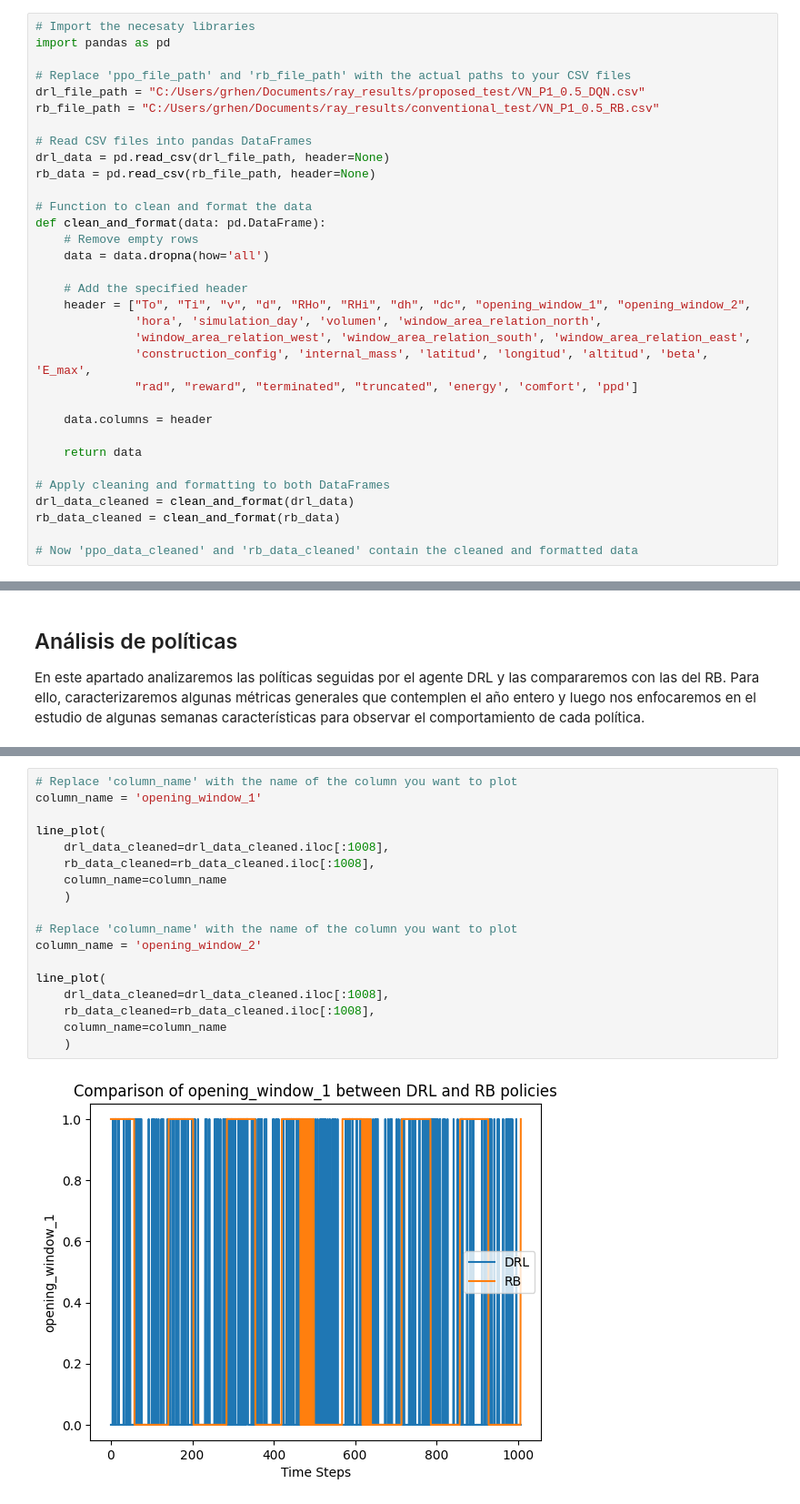
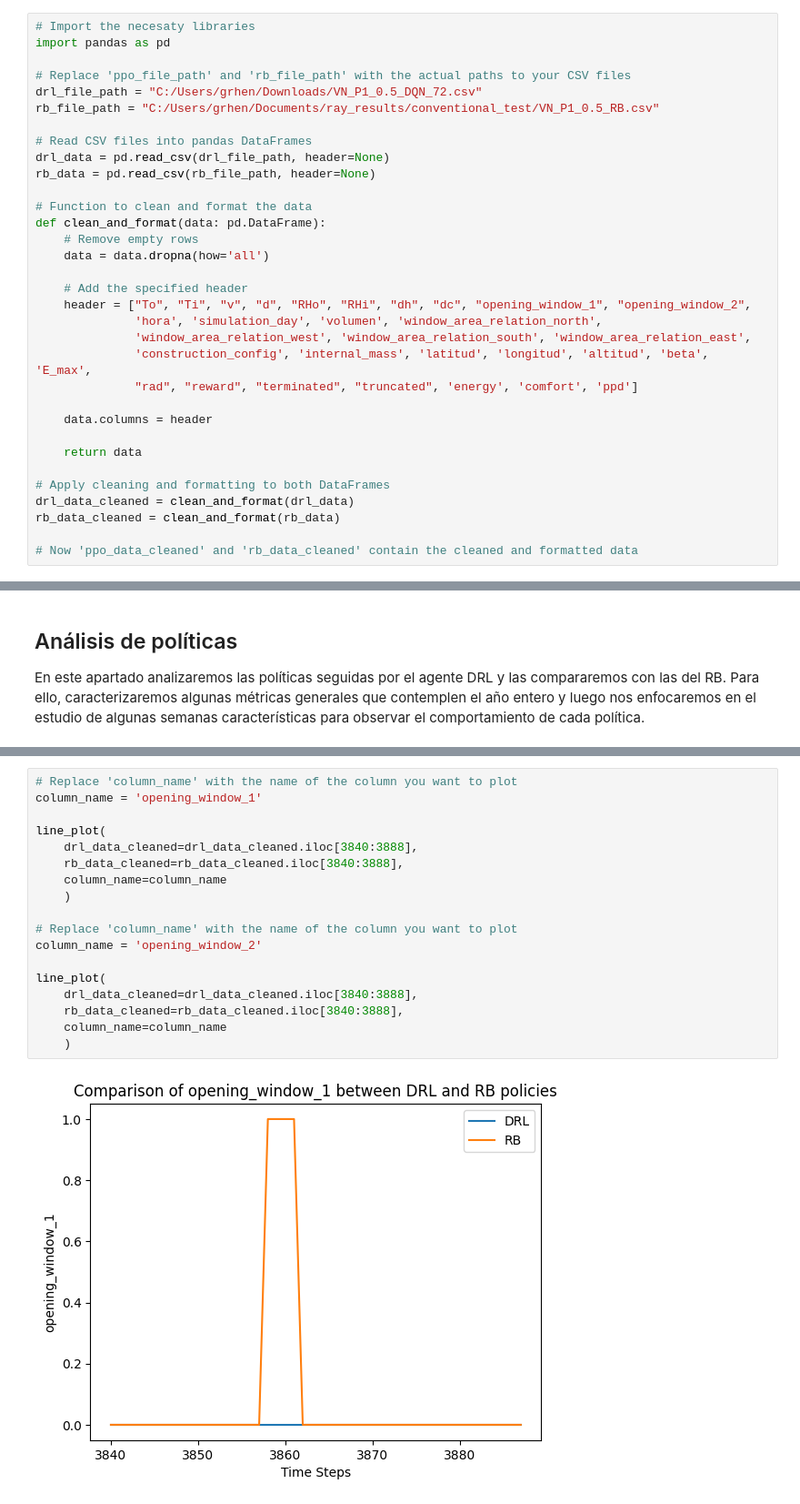
Before and after one commit to hermmanhender/eprllib, a Jupyter notebook: postprocess/results_evaluation.ipynb, the cells around one changed output, grey strips where cells are left out. Shown: that part at 91% size. Cells and saved outputs as stored; diff of their text form.

```diff
--- a/postprocess/results_evaluation.ipynb
+++ b/postprocess/results_evaluation.ipynb
@@ -11,7 +11,7 @@ First you need to import the files produced by `init_conventional.py` `init_eval
 import pandas as pd
 
 # Replace 'ppo_file_path' and 'rb_file_path' with the actual paths to your CSV files
-drl_file_path = "C:/Users/grhen/Documents/ray_results/proposed_test/VN_P1_0.5_DQN.csv"
+drl_file_path = "C:/Users/grhen/Downloads/VN_P1_0.5_DQN_72.csv"
 rb_file_path = "C:/Users/grhen/Documents/ray_results/conventional_test/VN_P1_0.5_RB.csv"
 
 # Read CSV files into pandas DataFrames
@@ -195,20 +212,20 @@ line_plot(
 # %%
 # Replace 'column_name' with the name of the column you want to plot
 column_name = 'opening_window_1'
 
 line_plot(
-    drl_data_cleaned=drl_data_cleaned.iloc[:1008],
-    rb_data_cleaned=rb_data_cleaned.iloc[:1008],
+    drl_data_cleaned=drl_data_cleaned.iloc[3840:3888],
+    rb_data_cleaned=rb_data_cleaned.iloc[3840:3888],
     column_name=column_name
     )
 
 # Replace 'column_name' with the name of the column you want to plot
 column_name = 'opening_window_2'
 
 line_plot(
-    drl_data_cleaned=drl_data_cleaned.iloc[:1008],
-    rb_data_cleaned=rb_data_cleaned.iloc[:1008],
+    drl_data_cleaned=drl_data_cleaned.iloc[3840:3888],
+    rb_data_cleaned=rb_data_cleaned.iloc[3840:3888],
     column_name=column_name
     )
 # %% [output]
-[figure, old version]
+[figure, new version]
```
Also changed, not shown: parts of 9 cells of this notebook, 3 other files.
